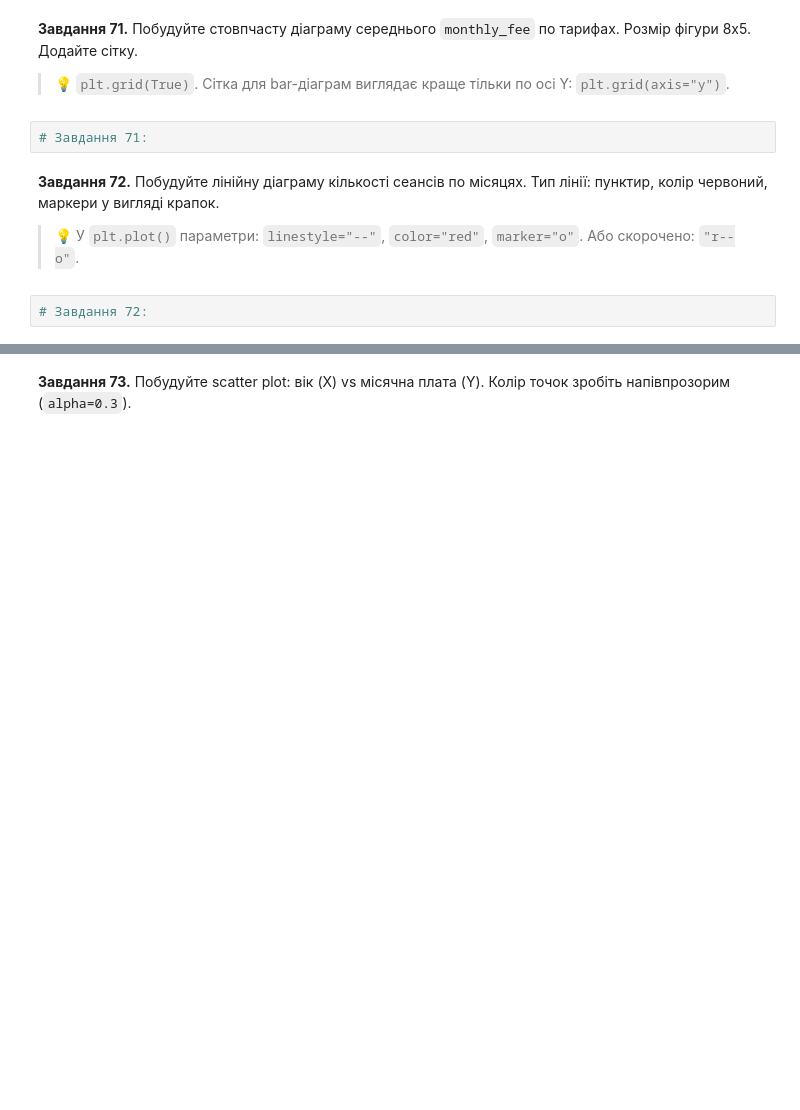
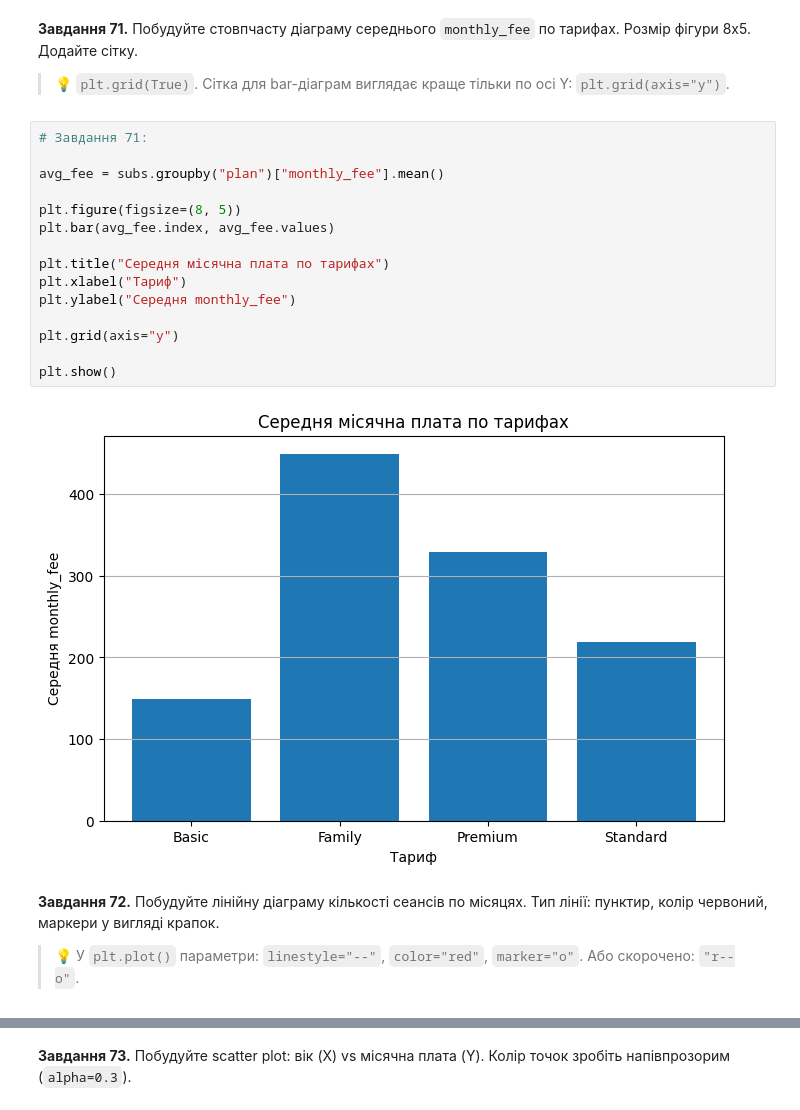
Before and after one commit to Wilson1994/DTA-2026, a Jupyter notebook: homework/pandas_viz_practice.ipynb, the cells around one changed output, grey strips where cells are left out. Cells and saved outputs as stored; diff of their text form; blank space fills up the shorter version.

```diff
--- a/homework/pandas_viz_practice.ipynb
+++ b/homework/pandas_viz_practice.ipynb
@@ -1334,11 +1334,24 @@ plt.show()
 **Завдання 71.** Побудуйте стовпчасту діаграму середнього `monthly_fee` по тарифах. Розмір фігури 8x5. Додайте сітку.
 
 > 💡 `plt.grid(True)`. Сітка для bar-діаграм виглядає краще тільки по осі Y: `plt.grid(axis="y")`.
-# %%
-# Завдання 71:
+# %%
+# Завдання 71:
+
+avg_fee = subs.groupby("plan")["monthly_fee"].mean()
+
+plt.figure(figsize=(8, 5))
+plt.bar(avg_fee.index, avg_fee.values)
+
+plt.title("Середня місячна плата по тарифах")
+plt.xlabel("Тариф")
+plt.ylabel("Середня monthly_fee")
+
+plt.grid(axis="y")
+
+plt.show()
+# %% [output]
+[figure, added]
 # %% [markdown]
 **Завдання 72.** Побудуйте лінійну діаграму кількості сеансів по місяцях. Тип лінії: пунктир, колір червоний, маркери у вигляді крапок.
 
 > 💡 У `plt.plot()` параметри: `linestyle="--"`, `color="red"`, `marker="o"`. Або скорочено: `"r--o"`.
-# %%
-# Завдання 72:
```
Also changed, not shown: parts of 17 cells of this notebook.
